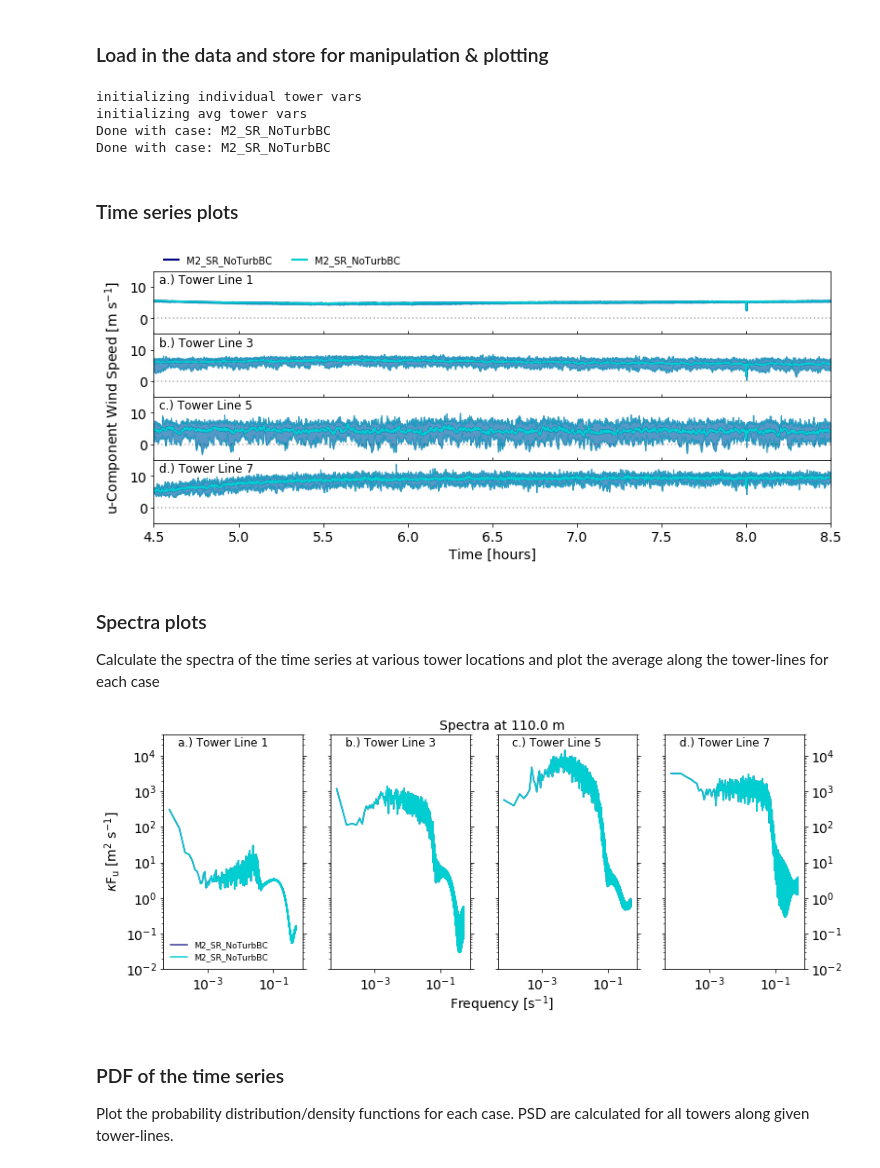
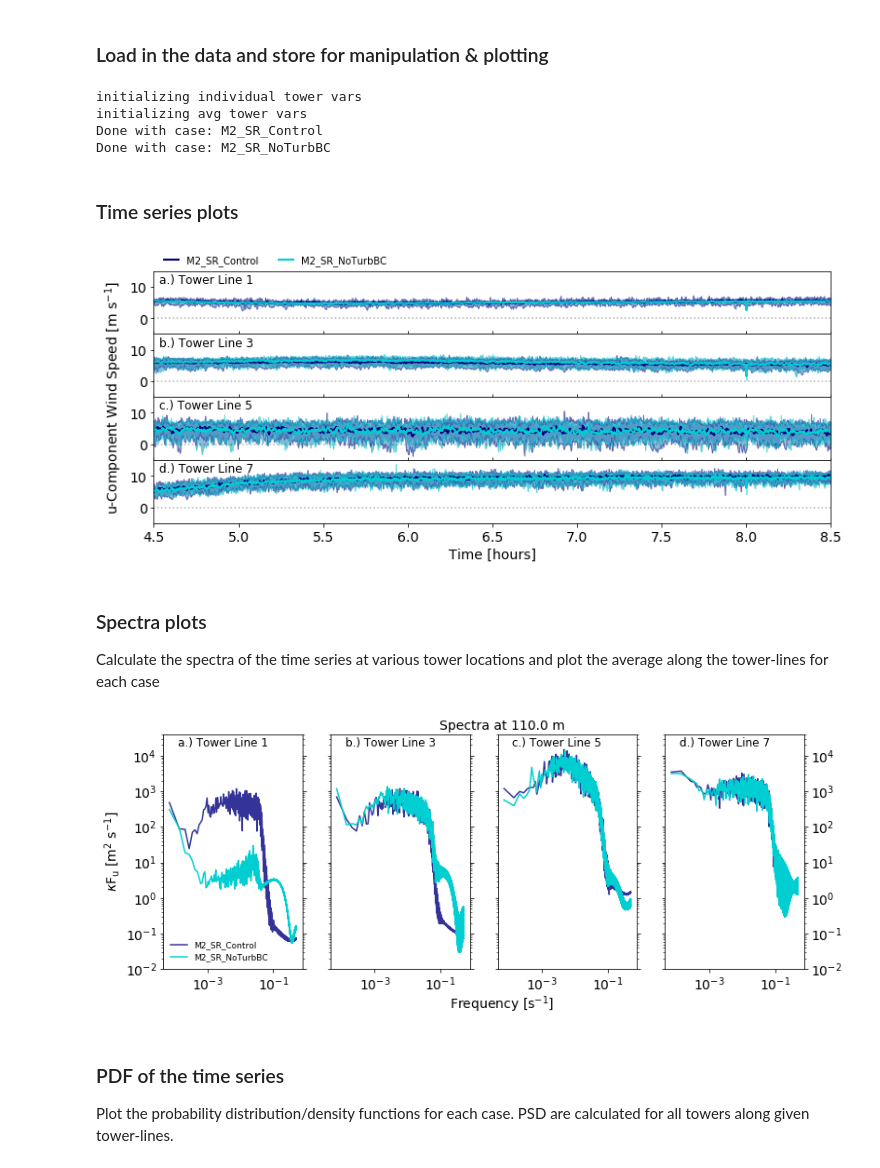
Before and after one commit to hawbecker/publications, a Jupyter notebook: complexTerrain/ProbeLineAnalysis.ipynb, the cells around one changed output. Drawn from its saved outputs; the diff is of its cells as text; code cells hidden in the pictures.

```diff
--- a/complexTerrain/ProbeLineAnalysis.ipynb
+++ b/complexTerrain/ProbeLineAnalysis.ipynb
@@ -16,7 +16,7 @@ from matplotlib.colors import Normalize
 ## Plot the time series data
 ### Declare user variables (cases, towers, colors, etc.) for tower data
 # %%
-cases   = ['M2_SR_NoTurbBC','M2_SR_NoTurbBC']#'M2_SR_Control']#,'M2_SR_NoTurbBC','M2_D2_TurbBC','M2_D2_NoTurbBC']
+cases   = ['M2_SR_Control','M2_SR_NoTurbBC']#,'M2_D2_TurbBC','M2_D2_NoTurbBC']
 casec   = ['navy','darkturquoise','red','goldenrod']
 casece  = [casec[0],'none',casec[2],'none']
 casecf  = ['none',casec[1],'none',casec[3]]
@@ -116,8 +116,8 @@ for cc in range(0,ncases):
 # %% [output]
 initializing individual tower vars
 initializing avg tower vars
+Done with case: M2_SR_Control
 Done with case: M2_SR_NoTurbBC
-Done with case: M2_SR_NoTurbBC
 # %% [markdown]
 ### Time series plots
 # %%
@@ -197,7 +197,7 @@ plt1.legend(frameon=False,loc=legloc,fontsize=legsize,ncol=2,handlelength=1.5)
 if saveFig: plt.savefig('{}TimeSeries_{}{}m.pdf'.format(savedir,var,int(twrheight)))
 plt.show()
 # %% [output]
-[figure, old version]
+[figure, new version]
 # %% [markdown]
 ### Spectra plots
 Calculate the spectra of the time series at various tower locations and plot the average along the tower-lines for each case
@@ -230,35 +230,37 @@ plt2.tick_params(labelsize=lblsize)
 plt3.tick_params(labelsize=lblsize)
 plt4.tick_params(labelsize=lblsize)
 plt1.set_ylabel('$\kappa$F$_\mathrm{%s}$ [m$^2$ s$^{-1}$]' % var,size=lblsize)
 plt3.text(txtx,1.1*ytop,'Spectra at %4.1f m' % twrheight,va='bottom',ha='center',size=lblsize)
 plt3.text(txtx,0.2*ybot,'Frequency [s$^{-1}$]',va='top',ha='center',size=lblsize)
 plt3.set_xticks(xtics)
 plt2.tick_params(right=True,left=True)
 plt3.tick_params(right=True,left=True)
 plt4.tick_params(right=True,left=True)
 plt1.set_ylim((ybot,ytop))
 plt2.set_ylim((ybot,ytop))
 plt3.set_ylim((ybot,ytop))
 plt4.set_ylim((ybot,ytop))
 plt1.text(1.25e-4,0.8*ytop,'a.) Tower Line %d' % twrs[0],ha='left',va='top',size=txtsize)
 plt2.text(1.25e-4,0.8*ytop,'b.) Tower Line %d' % twrs[1],ha='left',va='top',size=txtsize)
 plt3.text(1.25e-4,0.8*ytop,'c.) Tower Line %d' % twrs[2],ha='left',va='top',size=txtsize)
 plt4.text(1.25e-4,0.8*ytop,'d.) Tower Line %d' % twrs[3],ha='left',va='top',size=txtsize)
 
 for cc in range(0,ncases):
     for tt in range(0,ntwrs):
         krefx = np.arange(0.01,0.201,0.1)
         kshftA = 6.0*ybot*1e2
         kshftB = 5.0*ybot*1e3
-        if tt == 0: plt1.loglog(ff,ff*avgspec[varind,cc,tt,:],c=casec[cc],alpha=casea[cc],nonposx='mask',label=cases[cc])
+        if tt == 0:
+                    plt1.loglog(ff,ff*avgspec[varind,cc,tt,:],c=casec[cc],alpha=casea[cc],nonposx='mask',
+                        label=cases[cc])
         if tt == 1: plt2.loglog(ff,ff*avgspec[varind,cc,tt,:],c=casec[cc],alpha=casea[cc],nonposx='mask')
         if tt == 2: plt3.loglog(ff,ff*avgspec[varind,cc,tt,:],c=casec[cc],alpha=casea[cc],nonposx='mask')
         if tt == 3: plt4.loglog(ff,ff*avgspec[varind,cc,tt,:],c=casec[cc],alpha=casea[cc],nonposx='mask')
 plt1.legend(frameon=False,loc=3,fontsize=9)
 plt.savefig('{}Spectra_{}{}m.pdf'.format(savedir,var,int(twrheight)))
 plt.show(specfig)
 # %% [output]
-[figure, old version]
+[figure, new version]
 # %% [markdown]
 ### PDF of the time series
 Plot the probability distribution/density functions for each case. PSD are calculated for all towers along given tower-lines.
```
Also changed, not shown: parts of 3 cells of this notebook.
